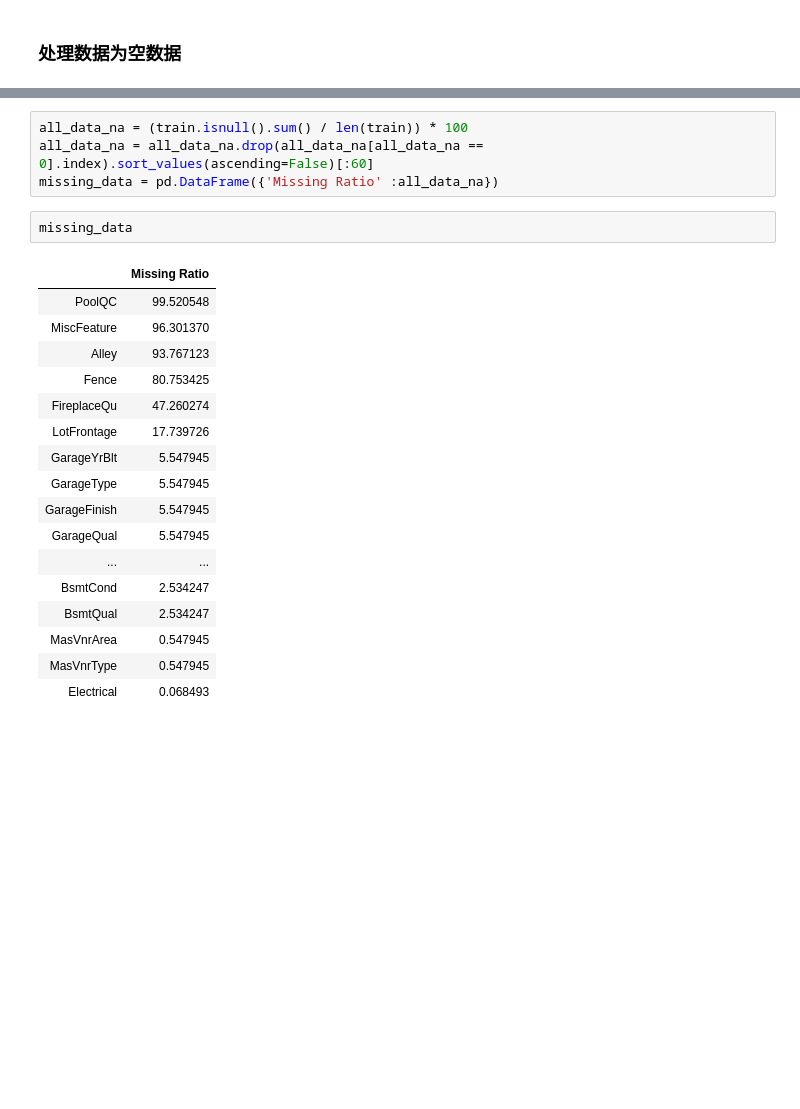
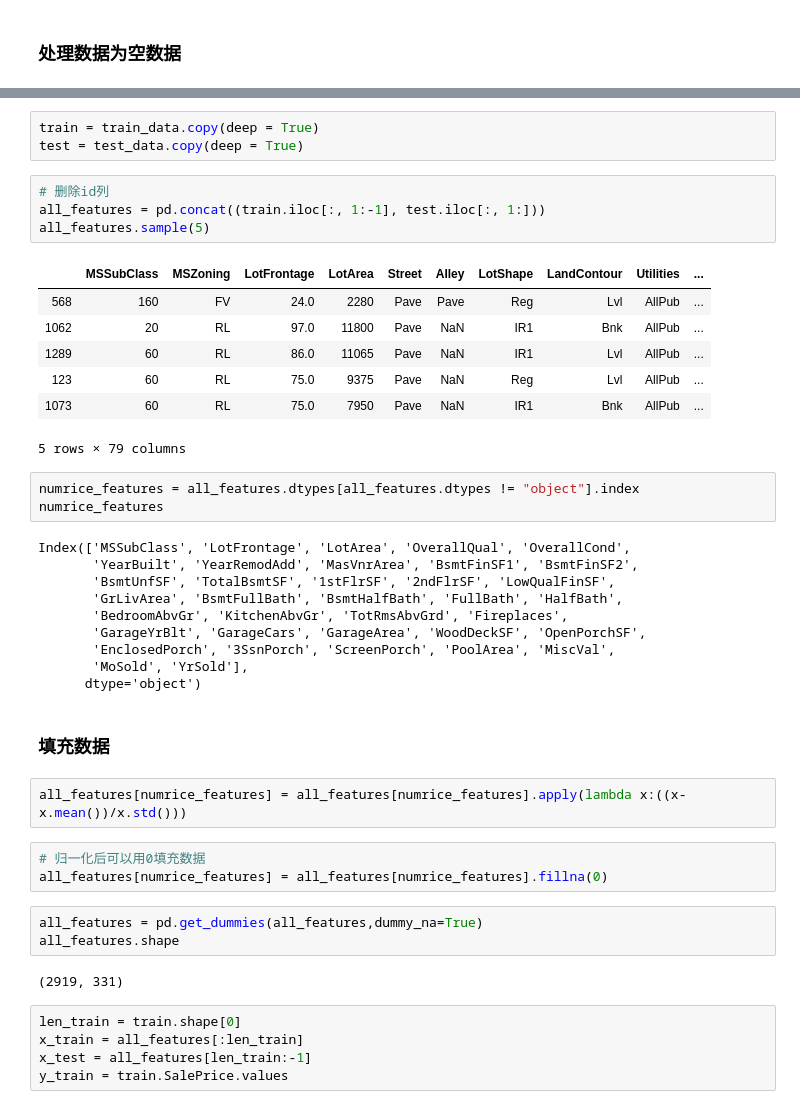
Before and after one commit to find-happiness/d2l-zh-tensorflow, a Jupyter notebook: code/chapter03/HousePrices.ipynb, the cells around one changed output, grey strips where cells are left out. Cells and saved outputs as stored; diff of their text form; blank space fills up the shorter version.

```diff
--- a/code/chapter03/HousePrices.ipynb
+++ b/code/chapter03/HousePrices.ipynb
@@ -77,24 +59,45 @@ train.describe()
-# %%
-all_data_na = (train.isnull().sum() / len(train)) * 100
-all_data_na = all_data_na.drop(all_data_na[all_data_na == 0].index).sort_values(ascending=False)[:60]
-missing_data = pd.DataFrame({'Missing Ratio' :all_data_na})
-# %%
-missing_data
-# %% [output]
-|  | Missing Ratio |
-| PoolQC | 99.520548 |
-| MiscFeature | 96.301370 |
-| Alley | 93.767123 |
-| Fence | 80.753425 |
-| FireplaceQu | 47.260274 |
-| LotFrontage | 17.739726 |
-| GarageYrBlt | 5.547945 |
-| GarageType | 5.547945 |
-| GarageFinish | 5.547945 |
-| GarageQual | 5.547945 |
-| ... | ... |
-| BsmtCond | 2.534247 |
-| BsmtQual | 2.534247 |
-| MasVnrArea | 0.547945 |
-| MasVnrType | 0.547945 |
-| Electrical | 0.068493 |
+# %%
+train = train_data.copy(deep = True)
+test = test_data.copy(deep = True)
+# %%
+# 删除id列
+all_features = pd.concat((train.iloc[:, 1:-1], test.iloc[:, 1:]))
+all_features.sample(5)
+# %% [output]
+|  | MSSubClass | MSZoning | LotFrontage | LotArea | Street | Alley | LotShape | LandContour | Utilities | ... |
+| 568 | 160 | FV | 24.0 | 2280 | Pave | Pave | Reg | Lvl | AllPub | ... |
+| 1062 | 20 | RL | 97.0 | 11800 | Pave | NaN | IR1 | Bnk | AllPub | ... |
+| 1289 | 60 | RL | 86.0 | 11065 | Pave | NaN | IR1 | Lvl | AllPub | ... |
+| 123 | 60 | RL | 75.0 | 9375 | Pave | NaN | Reg | Lvl | AllPub | ... |
+| 1073 | 60 | RL | 75.0 | 7950 | Pave | NaN | IR1 | Bnk | AllPub | ... |
+5 rows × 79 columns
+# %%
+numrice_features = all_features.dtypes[all_features.dtypes != "object"].index
+numrice_features
+# %% [output]
+Index(['MSSubClass', 'LotFrontage', 'LotArea', 'OverallQual', 'OverallCond',
+       'YearBuilt', 'YearRemodAdd', 'MasVnrArea', 'BsmtFinSF1', 'BsmtFinSF2',
+       'BsmtUnfSF', 'TotalBsmtSF', '1stFlrSF', '2ndFlrSF', 'LowQualFinSF',
+       'GrLivArea', 'BsmtFullBath', 'BsmtHalfBath', 'FullBath', 'HalfBath',
+       'BedroomAbvGr', 'KitchenAbvGr', 'TotRmsAbvGrd', 'Fireplaces',
+       'GarageYrBlt', 'GarageCars', 'GarageArea', 'WoodDeckSF', 'OpenPorchSF',
+       'EnclosedPorch', '3SsnPorch', 'ScreenPorch', 'PoolArea', 'MiscVal',
+       'MoSold', 'YrSold'],
+      dtype='object')
+# %% [markdown]
+### 填充数据
+# %%
+all_features[numrice_features] = all_features[numrice_features].apply(lambda x:((x-x.mean())/x.std()))
+# %%
+# 归一化后可以用0填充数据
+all_features[numrice_features] = all_features[numrice_features].fillna(0)
+# %%
+all_features = pd.get_dummies(all_features,dummy_na=True)
+all_features.shape
+# %% [output]
+(2919, 331)
+# %%
+len_train = train.shape[0]
+x_train = all_features[:len_train]
+x_test = all_features[len_train:-1]
+y_train = train.SalePrice.values
```
Also changed, not shown: parts of 23 cells of this notebook, 1 other file.
